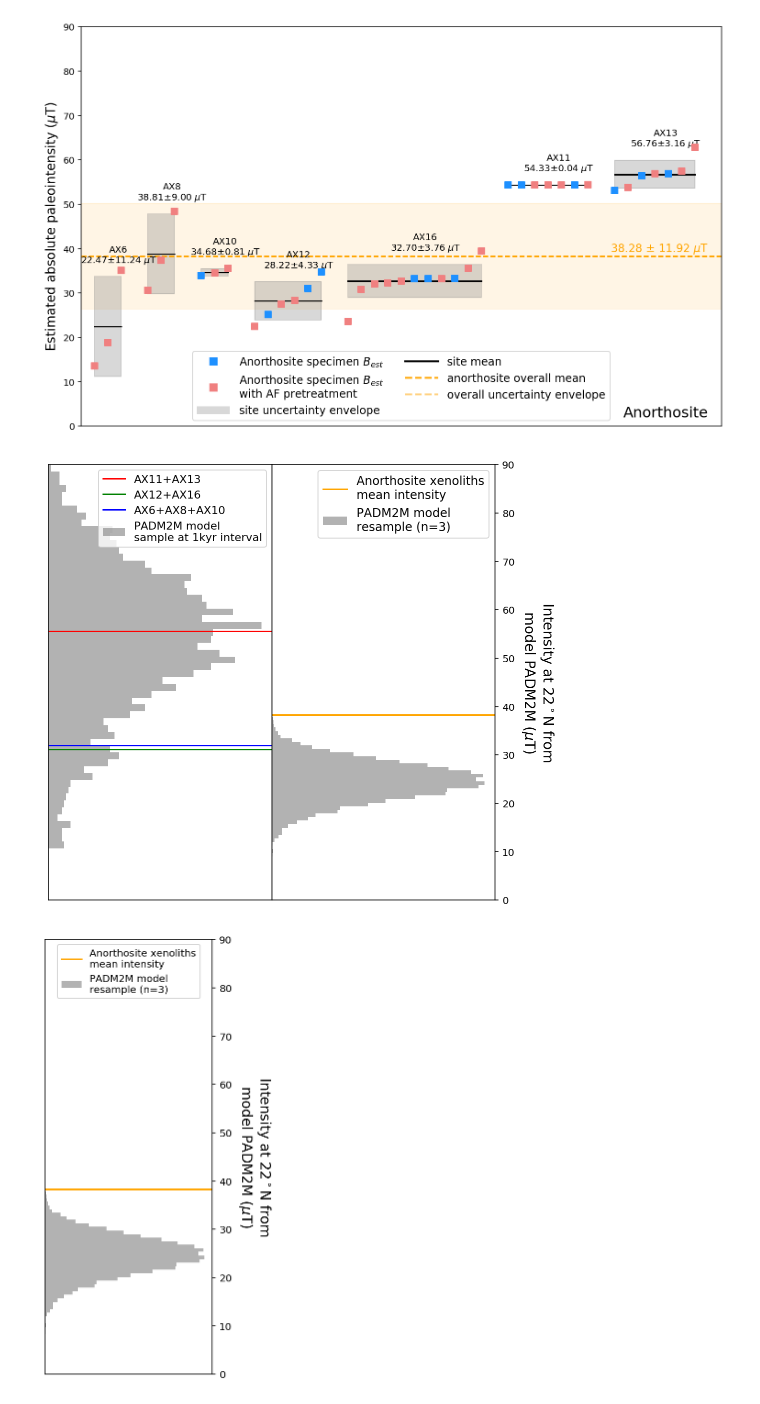
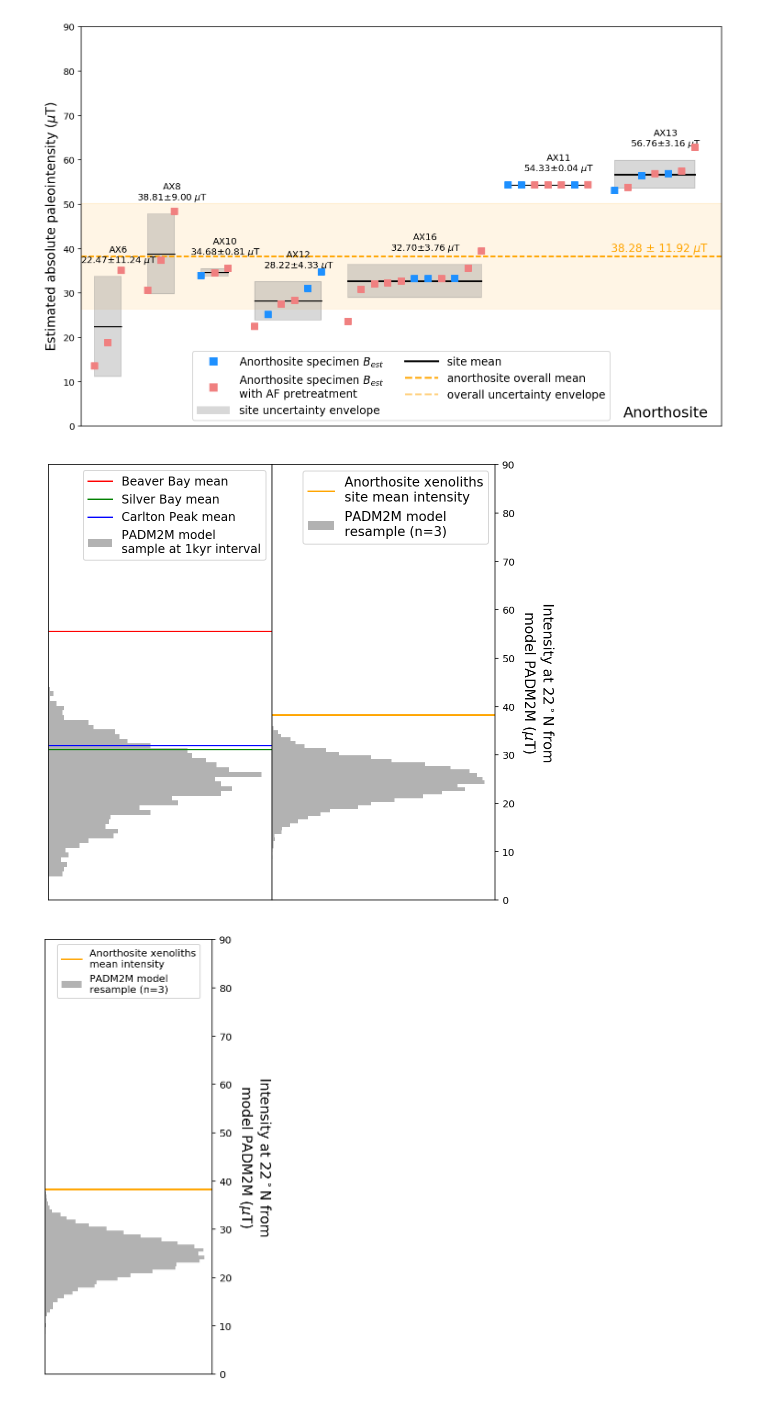
Before and after one commit to Swanson-Hysell-Group/AX_BD_PINT, a Jupyter notebook: code/AX_BD_PINT.ipynb, the cells around one changed output. Saved outputs shown, nothing was run; the diff lists cells and outputs as text; code cells hidden in the pictures.

Commit message:
tweak PADM2M figure

```diff
--- a/code/AX_BD_PINT.ipynb
+++ b/code/AX_BD_PINT.ipynb
@@ -958,6 +958,7 @@ plt.show()
 PADM2M_resamples = []
 for i in range(10000):
     PADM2M_resamples.append(pmag.vdm_b(PADM2M[1].sample(n=3).mean()*1e22, 22)*1e6)
+PADM2M_ALL = pmag.vdm_b(PADM2M[1]*1e22, 22)*1e6
 # %%
 AX11_13_mean = AX_all_PINT_specimen[AX_all_PINT_specimen['er_sample_name'].str.contains('AX11|AX13')].specimen_int_uT.mean()/1.35
 AX11_13_std = AX_all_PINT_specimen[AX_all_PINT_specimen['er_sample_name'].str.contains('AX11|AX13')].specimen_int_uT.std()/1.35
@@ -1038,35 +1039,35 @@ plt.savefig('code_output/Paleointensity_plot_cooling_corrected.pdf', bbox_inches
 # %%
 plt.figure(figsize=(8,8))
 ax1 = plt.subplot(121)
 ax2 = plt.subplot(122)
 
-ax1.hist(PADM2M[1]*10, bins=60, density=1, color='grey', alpha=0.6, orientation='horizontal', label='PADM2M model\nsample at 1kyr interval')
-ax1.axhline(AX11_13_mean, color = 'r', label = 'AX11+AX13')
-ax1.axhline(AX12_16_mean, color = 'g', label = 'AX12+AX16')
-ax1.axhline(AX6_8_10_mean, color = 'b', label = 'AX6+AX8+AX10')
+ax1.hist(PADM2M_ALL, bins=40, density=1, color='grey', alpha=0.6, orientation='horizontal', label='PADM2M model\nsample at 1kyr interval')
+ax1.axhline(AX11_13_mean, color = 'r', label = 'Beaver Bay mean')
+ax1.axhline(AX12_16_mean, color = 'g', label = 'Silver Bay mean')
+ax1.axhline(AX6_8_10_mean, color = 'b', label = 'Carlton Peak mean')
 
 ax2.hist(PADM2M_resamples, bins=40, density=1, color='grey', alpha=0.6, orientation='horizontal', label='PADM2M model\nresample (n=3)')
-ax2.axhline(mean, color = 'orange', label = 'Anorthosite xenoliths\nmean intensity')
+ax2.axhline(mean, color = 'orange', label = 'Anorthosite xenoliths\nsite mean intensity')
 
 ax1.set_xticks([])
 ax1.set_yticks([])
 ax1.set_ylim(0,90)
-ax1.legend(loc=1, fontsize=11)
+ax1.legend(loc=1, fontsize=12)
 
 ax2.set_xticks([])
 ax2.set_ylim(0,90)
 ax2.yaxis.tick_right()
 ax2.yaxis.set_label_position("right")
-ax2.legend(loc=1, fontsize=12)
+ax2.legend(loc=1, fontsize=13)
 plt.ylabel('Intensity at 22$^\circ$N from\nmodel PADM2M ($\mu$T)', fontsize=14, rotation=-90, labelpad=40)
 
 plt.subplots_adjust(wspace=0.)
 # plt.tight_layout()
 plt.savefig('code_output/PADM2M_resample.pdf', bbox_inches='tight')
 
 plt.show()
 # %% [output]
-[figure, old version]
+[figure, new version]
 # %%
 plt.figure(figsize=(3, 8))
 
```
Also changed, not shown: 2 other files.
